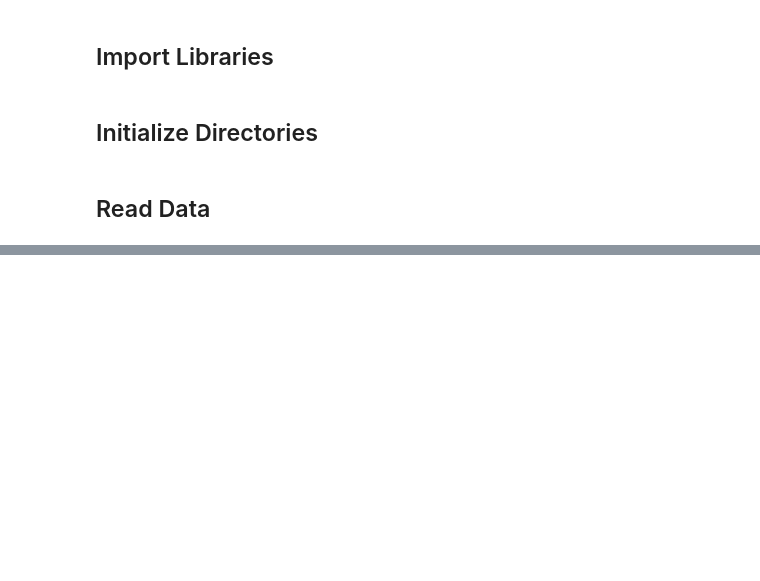
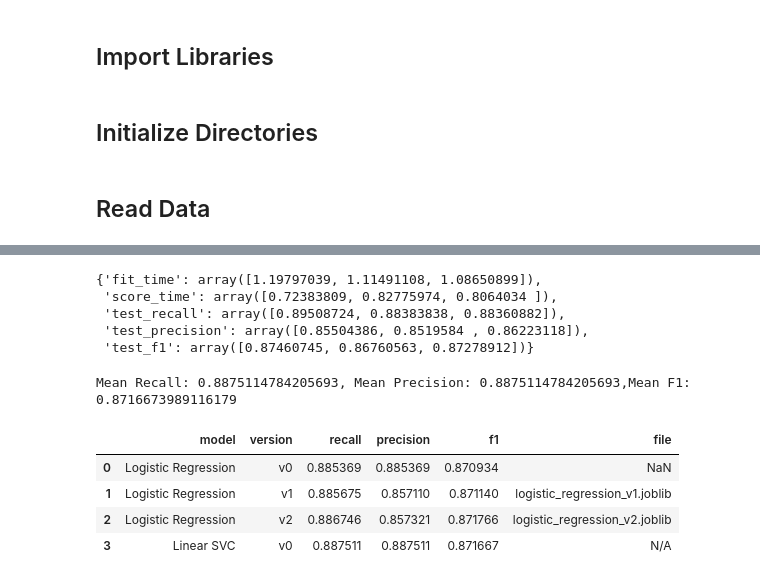
Before and after one commit to gaurangdave/mental_health_ml, a Jupyter notebook: notebooks/03_2_linear_svc.ipynb, the cells around one changed output, grey strips where cells are left out. Saved outputs shown, nothing was run; the diff lists cells and outputs as text; code cells hidden in the pictures; blank space fills up the shorter version.

Commit message:
experimented with linear SVC and recorded the model performance

```diff
--- a/notebooks/03_2_linear_svc.ipynb
+++ b/notebooks/03_2_linear_svc.ipynb
@@ -41,7 +40,3 @@ models_root_dir = Path("..", "models/")
 # %%
 X_train = pd.read_csv(Path(data_root_dir,"X_train.csv"))
 y_train = pd.read_csv(Path(data_root_dir,"y_train.csv"))
-# %%
-preprocessed_data_df = pd.DataFrame(preprocessing.pipeline.fit_transform(
-    X_train,y_train), columns=preprocessing.pipeline.get_feature_names_out())
-preprocessed_data_df.head()
@@ -72,0 +50,22 @@ preprocessed_data_df.head()
+# %%
+from sklearn.discriminant_analysis import StandardScaler
+from sklearn.model_selection import cross_val_score, cross_validate
+from sklearn.pipeline import Pipeline
+
+
+default_linear_svc_model = LinearSVC(max_iter=1000)
+
+model_pipeline = Pipeline([
+    ("preprocessing", preprocessing.pipeline),
+    ("normalizing", StandardScaler()),
+    ("prediction", default_linear_svc_model)
+])
+
+scoring = ["recall", "precision", "f1"]
+
+default_linear_svc_scores = cross_validate(
+    estimator=model_pipeline,
+    X=X_train,
+    y=y_train.values.ravel(),
+    cv=3, scoring=scoring,
+    n_jobs=-1, verbose=2)
@@ -72,0 +78,8 @@ preprocessed_data_df.head()
+# %%
+default_linear_svc_scores
+# %% [output]
+{'fit_time': array([1.19797039, 1.11491108, 1.08650899]),
+ 'score_time': array([0.72383809, 0.82775974, 0.8064034 ]),
+ 'test_recall': array([0.89508724, 0.88383838, 0.88360882]),
+ 'test_precision': array([0.85504386, 0.8519584 , 0.86223118]),
+ 'test_f1': array([0.87460745, 0.86760563, 0.87278912])}
@@ -72,0 +88,13 @@ preprocessed_data_df.head()
+# %%
+mean_recall,mean_precision,mean_f1 = common.calculate_mean_from_cv(default_linear_svc_scores)
+# %% [output]
+Mean Recall: 0.8875114784205693, Mean Precision: 0.8875114784205693,Mean F1: 0.8716673989116179
+# %%
+# commenting this code out to avoid overwriting the metrics file.
+common.update_models_metrics("Linear SVC", "v0", mean_recall,mean_precision,mean_f1)
+# %% [output]
+|  | model | version | recall | precision | f1 | file |
+| 0 | Logistic Regression | v0 | 0.885369 | 0.885369 | 0.870934 | NaN |
+| 1 | Logistic Regression | v1 | 0.885675 | 0.857110 | 0.871140 | logistic_regression_v1.joblib |
+| 2 | Logistic Regression | v2 | 0.886746 | 0.857321 | 0.871766 | logistic_regression_v2.joblib |
+| 3 | Linear SVC | v0 | 0.887511 | 0.887511 | 0.871667 | N/A |
```
Also changed, not shown: parts of 21 cells of this notebook, 4 other files.
